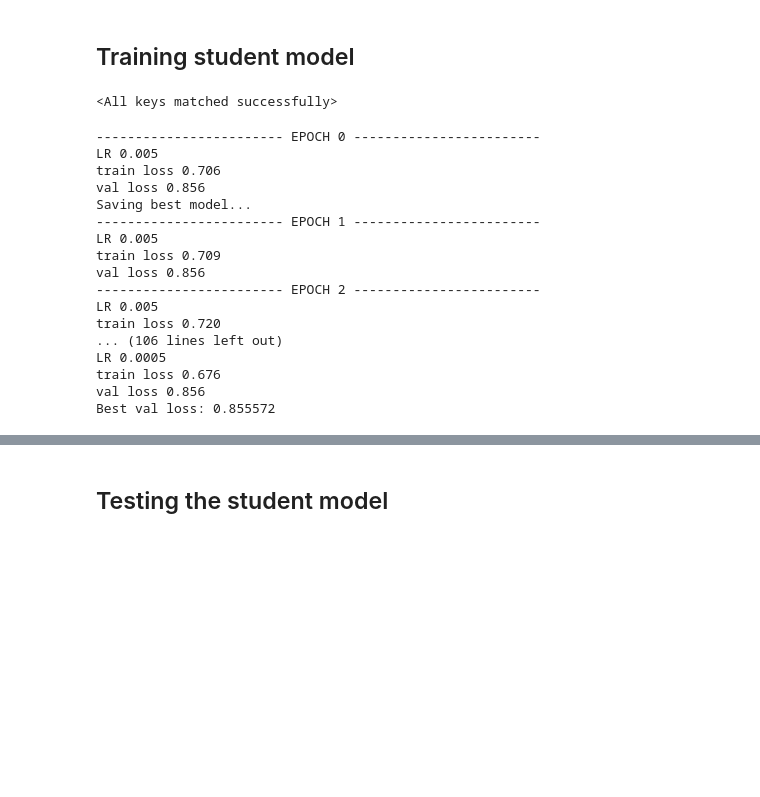
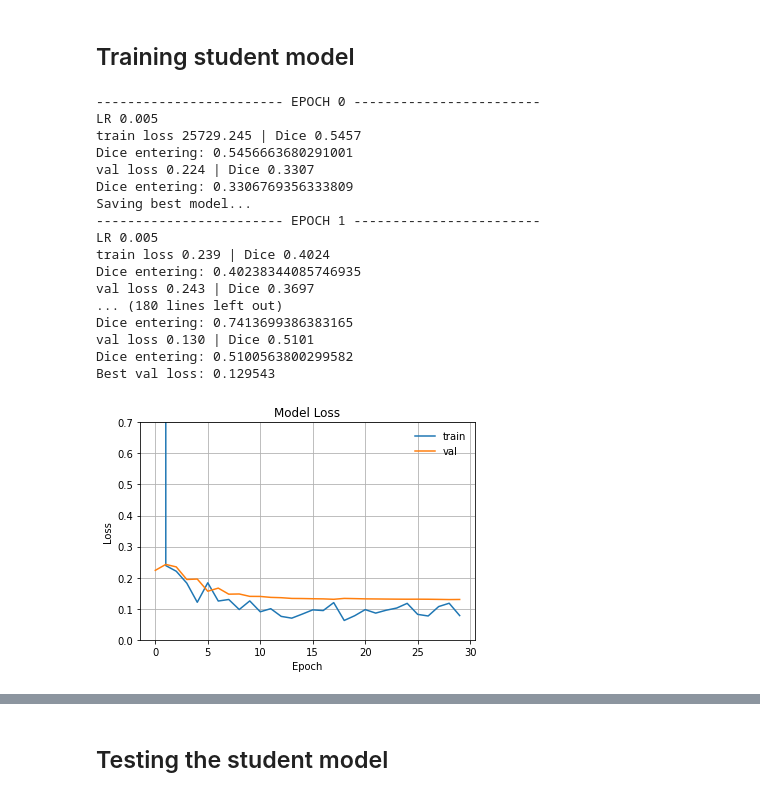
Before and after one commit to ariangcc/bsc_thesis, a Jupyter notebook: seg_net/Self-training net.ipynb, the cells around one changed output, grey strips where cells are left out. Saved outputs shown, nothing was run; the diff lists cells and outputs as text; code cells hidden in the pictures; blank space fills up the shorter version.

```diff
--- a/seg_net/Self-training net.ipynb
+++ b/seg_net/Self-training net.ipynb
@@ -306,7 +328,7 @@ Masks generated!
 # %%
-#Train and validation loaders, now in train mode since we have labels
-train_loader_pseudo = make_loader(np.array(list(train_file_unlab) + list(train_file_lab)), shuffle=True, transform=train_transforms, batch_size = batch_size//2, mode = "train")
-valid_loader_pseudo = make_loader(np.array(list(val_file_unlab) + list(val_file_lab)), transform=val_transforms, batch_size = batch_size//2, mode = "train")
+#Train and validation loaders
+train_loader_pseudo = make_loader(np.array(list(train_file_lab) + list(train_file_pseudo)), shuffle=True, transform=train_transforms, batch_size = batch_size//2, mode = "train")
+valid_loader_pseudo = make_loader(np.array(list(val_file_lab) + list(val_file_pseudo)), transform=val_transforms, batch_size = batch_size//2, mode = "train")
 # %%
 dataloaders_pseudo= {
     'train': train_loader_pseudo, 'val': valid_loader_pseudo
@@ -343,7 +365,5 @@ model_stud = UNet11(num_classes=num_classes, input_channels=input_channels)
 if torch.cuda.is_available():
     model_stud = nn.DataParallel(model_stud, device_ids=[1])
 
-model_stud.load_state_dict(torch.load("models/model_30epoch_UNet11_fold0.pth"))
+#model_stud.load_state_dict(torch.load("models/model_30epoch_UNet11_fold0.pth"))
-# %% [output]
-<All keys matched successfully>
 # %%
@@ -366,6 +386,14 @@ best_model_stud_wts = copy.deepcopy(model_stud.state_dict())
 best_loss = 1e18
 f = open("history_{}/history_model{}_{}_foldout{}_foldin{}_{}epochs.txt".format(out_file,name_file,name_model,fold_out,fold_in,num_epochs), "w+")
 # %%
+phase_loss_list = {
+    'train':[], 'val':[]
+}
+
+phase_dice_list = {
+    'train':[], 'val':[]
+}
+
 for epoch in range(num_epochs):
     print('------------------------ EPOCH {} ------------------------'.format(epoch))
     since = time.time()
@@ -394,16 +422,23 @@ for epoch in range(num_epochs):
             with torch.set_grad_enabled(phase == 'train'):
                 pred_pseudo = model_stud(input_pseudo)
                 loss = calc_loss(pred_pseudo, labels_pseudo, metrics)
+                dice = dice_coef(torch.sigmoid(pred_pseudo).cpu(), labels_pseudo.cpu()).item()
 
                 if phase == 'train':
                     loss.backward()
                     optimizer.step()
 
-            epoch_samples_loss += input_pseudo.size(0)
-            epoch_samples_l2 += input_pseudo.size(0)
+            epoch_dice += dice * input_lab.size(0)
+            epoch_samples_loss += input_lab.size(0)
+            epoch_samples_l2 += input_lab.size(0)
 
         epoch_loss = metrics['loss'] / epoch_samples_loss
-        print('{} loss {:.3f}'.format(phase, epoch_loss))
+        epoch_dice = epoch_dice / epoch_samples_loss
+
+        print('{} loss {:.3f} | Dice {:.4f}'.format(phase, epoch_loss, epoch_dice))
+        phase_loss_list[phase].append(epoch_loss)
+        print("Dice entering: {}".format(epoch_dice))
+        phase_dice_list[phase].append(epoch_dice)
         if phase == 'val' and epoch_loss < best_loss:
             print("Saving best model...")
             best_loss = epoch_loss
@@ -418,18 +453,30 @@ f.close()
 # %% [output]
 ------------------------ EPOCH 0 ------------------------
 LR 0.005
-train loss 0.706
-val loss 0.856
+train loss 25729.245 | Dice 0.5457
+Dice entering: 0.5456663680291001
+val loss 0.224 | Dice 0.3307
+Dice entering: 0.3306769356333809
 Saving best model...
 ------------------------ EPOCH 1 ------------------------
 LR 0.005
-train loss 0.709
-val loss 0.856
------------------------- EPOCH 2 ------------------------
-LR 0.005
-train loss 0.720
-... (106 lines left out)
-LR 0.0005
-train loss 0.676
-val loss 0.856
-Best val loss: 0.855572
+train loss 0.239 | Dice 0.4024
+Dice entering: 0.40238344085746935
+val loss 0.243 | Dice 0.3697
+... (180 lines left out)
+Dice entering: 0.7413699386383165
+val loss 0.130 | Dice 0.5101
+Dice entering: 0.5100563800299582
+Best val loss: 0.129543
+# %%
+plt.plot(phase_loss_list['train'],label='train')
+plt.plot(phase_loss_list['val'], label='val')
+plt.legend(frameon=False)
+plt.ylim(0, 0.7)
+plt.xlabel('Epoch')
+plt.ylabel('Loss')
+plt.grid()
+plt.title("Model Loss")
+plt.show()
+# %% [output]
+[figure, added]
```
Also changed, not shown: parts of 23 cells of this notebook, 1 other file.
